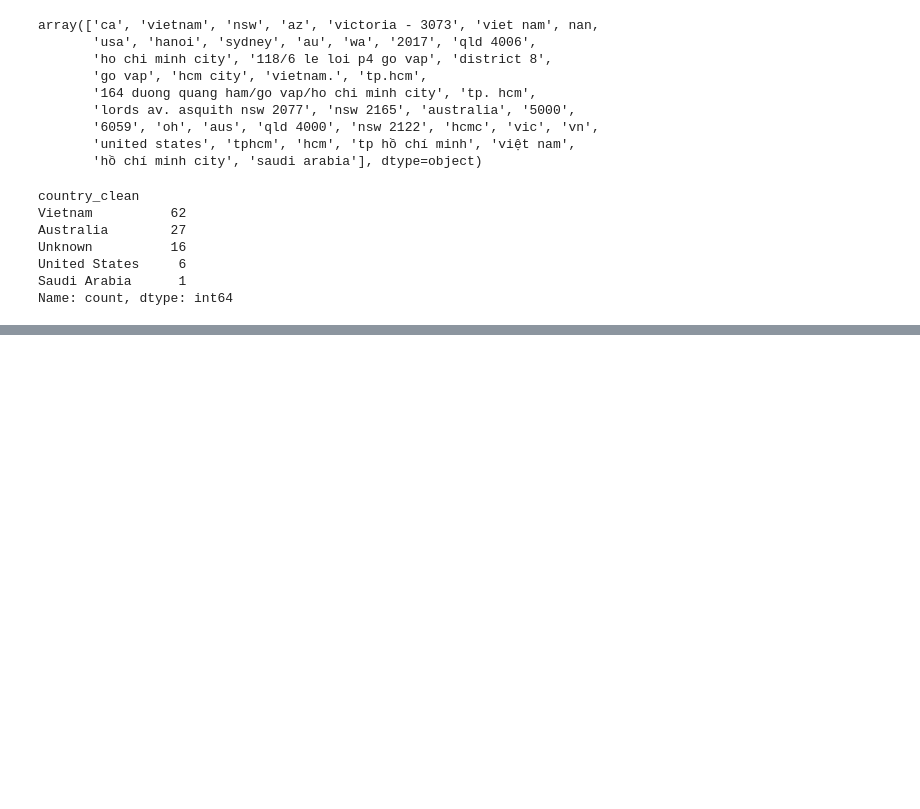
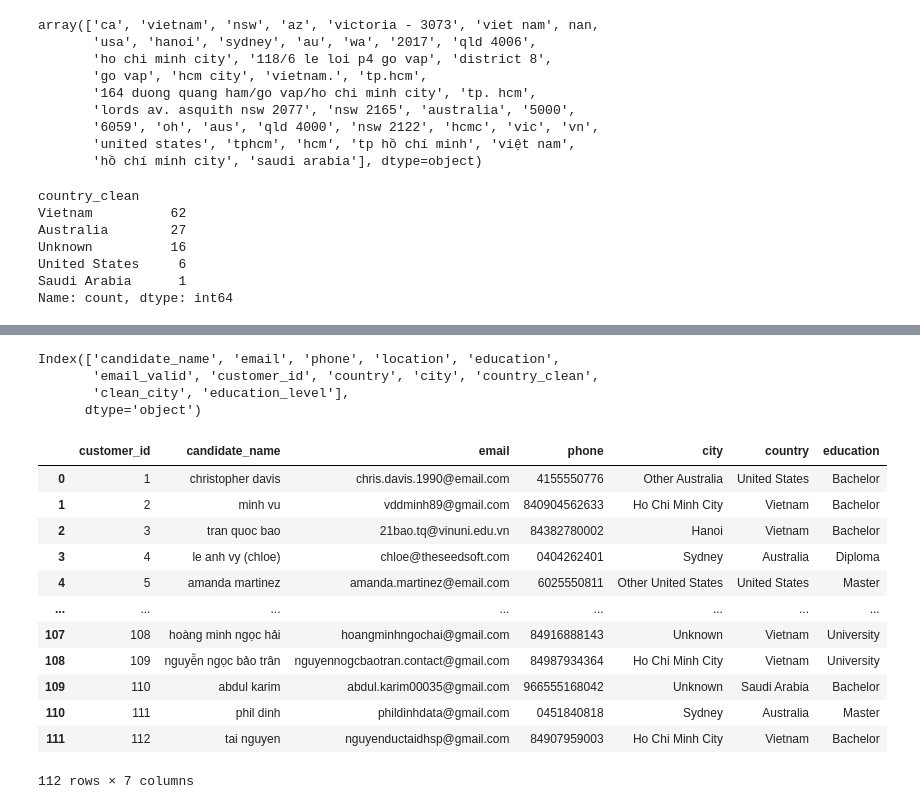
Before and after one commit to phildinh/Python_Full_Course, a Jupyter notebook: MentorME/First_work.ipynb, the cells around one changed output, grey strips where cells are left out. Cells and saved outputs as stored; diff of their text form; code cells hidden in the pictures; blank space fills up the shorter version.

Commit message:
commit first dim user

```diff
--- a/MentorME/First_work.ipynb
+++ b/MentorME/First_work.ipynb
@@ -599,0 +697,3 @@ dim_customer[dim_customer['country_clean'] == 'Unknown']
+# %%
+dim_customer['clean_city'] = np.select(conditions_city,choices_city,default='Unknown')
+dim_customer['clean_city'].value_counts()
@@ -599,0 +712,23 @@ dim_customer[dim_customer['country_clean'] == 'Unknown']
+# %%
+# We pic kthe highest qualification for people
+
+conditions_edu = [
+    # PhD first — highest
+    dim_customer['education'].str.contains('phd|doctorate', case=False, na=False),
+    # Then Master
+    dim_customer['education'].str.contains('master', case=False, na=False),
+    # Then Bachelor
+    dim_customer['education'].str.contains('bachelor', case=False, na=False),
+    dim_customer['education'].str.contains('diploma', case=False, na=False),
+    dim_customer['education'].str.contains('university', case=False, na=False),
+    dim_customer['education'].str.contains('college', case=False, na=False),
+    dim_customer['education'].str.contains('highschool', case=False, na=False),
+]
+
+choices_edu = ['PhD', 'Master', 'Bachelor', 'Diploma','University','College','Highschool']
+
+dim_customer['education_level'] = np.select(
+    conditions_edu,
+    choices_edu,
+    default='Unknown'
+)
@@ -599,0 +747,29 @@ dim_customer[dim_customer['country_clean'] == 'Unknown']
+# %%
+dim_customer.columns
+# %% [output]
+Index(['candidate_name', 'email', 'phone', 'location', 'education',
+       'email_valid', 'customer_id', 'country', 'city', 'country_clean',
+       'clean_city', 'education_level'],
+      dtype='object')
+# %%
+final_dim_customer = dim_customer[['customer_id','candidate_name', 'email', 'phone','clean_city','country_clean','education_level']]\
+.rename(columns={
+        'clean_city':'city',
+        'country_clean':'country',
+        'education_level':'education'
+})
+final_dim_customer
+# %% [output]
+|  | customer_id | candidate_name | email | phone | city | country | education |
+| 0 | 1 | christopher davis | chris.davis.1990@email.com | 4155550776 | Other Australia | United States | Bachelor |
+| 1 | 2 | minh vu | vddminh89@gmail.com | 840904562633 | Ho Chi Minh City | Vietnam | Bachelor |
+| 2 | 3 | tran quoc bao | 21bao.tq@vinuni.edu.vn | 84382780002 | Hanoi | Vietnam | Bachelor |
+| 3 | 4 | le anh vy (chloe) | chloe@theseedsoft.com | 0404262401 | Sydney | Australia | Diploma |
+| 4 | 5 | amanda martinez | amanda.martinez@email.com | 6025550811 | Other United States | United States | Master |
+| ... | ... | ... | ... | ... | ... | ... | ... |
+| 107 | 108 | hoàng minh ngọc hải | hoangminhngochai@gmail.com | 84916888143 | Unknown | Vietnam | University |
+| 108 | 109 | nguyễn ngọc bảo trân | nguyennogcbaotran.contact@gmail.com | 84987934364 | Ho Chi Minh City | Vietnam | University |
+| 109 | 110 | abdul karim | abdul.karim00035@gmail.com | 966555168042 | Unknown | Saudi Arabia | Bachelor |
+| 110 | 111 | phil dinh | phildinhdata@gmail.com | 0451840818 | Sydney | Australia | Master |
+| 111 | 112 | tai nguyen | nguyenductaidhsp@gmail.com | 84907959003 | Ho Chi Minh City | Vietnam | Bachelor |
+112 rows × 7 columns
```
Also changed, not shown: parts of 22 cells of this notebook, 1 other file.
